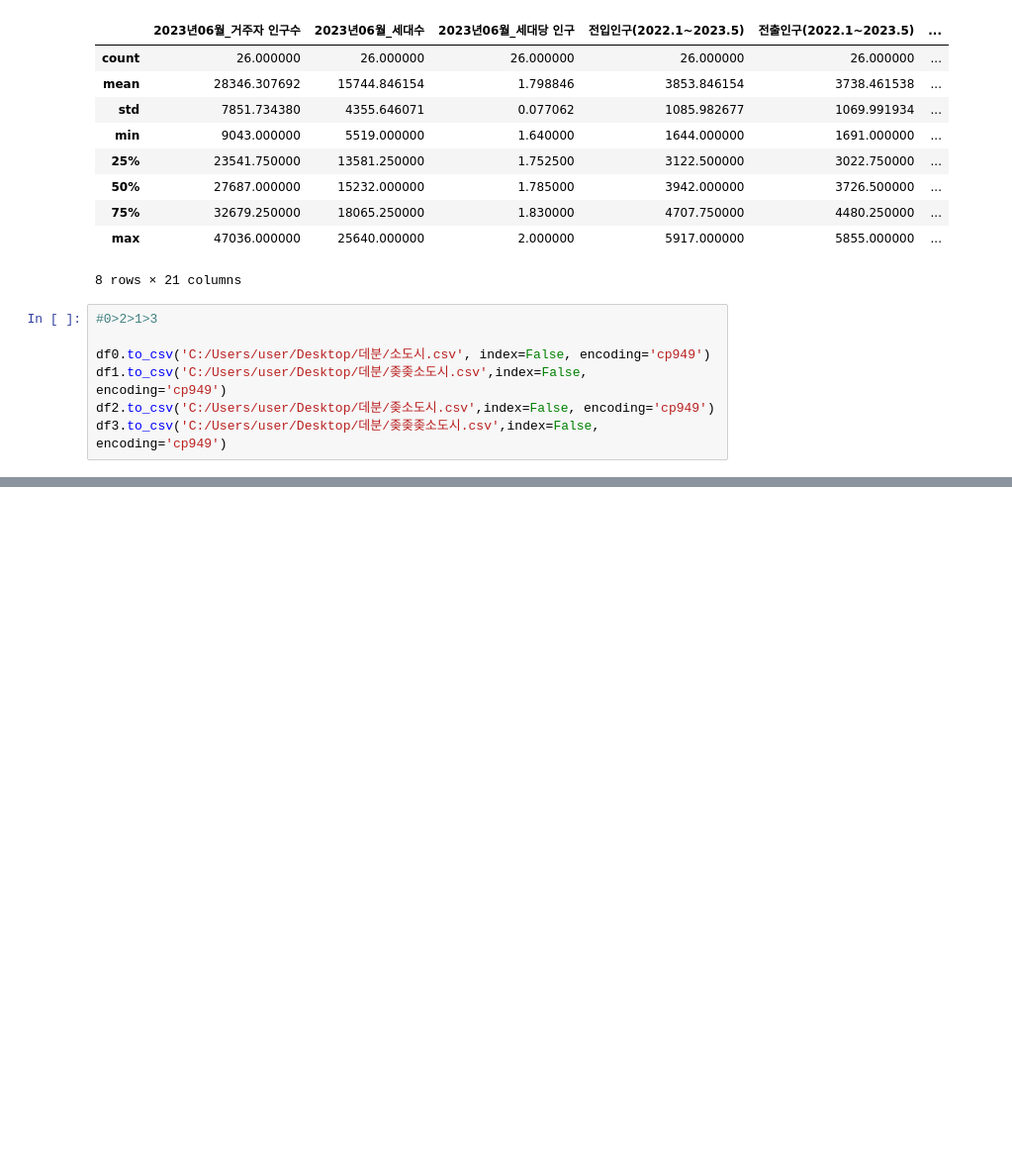
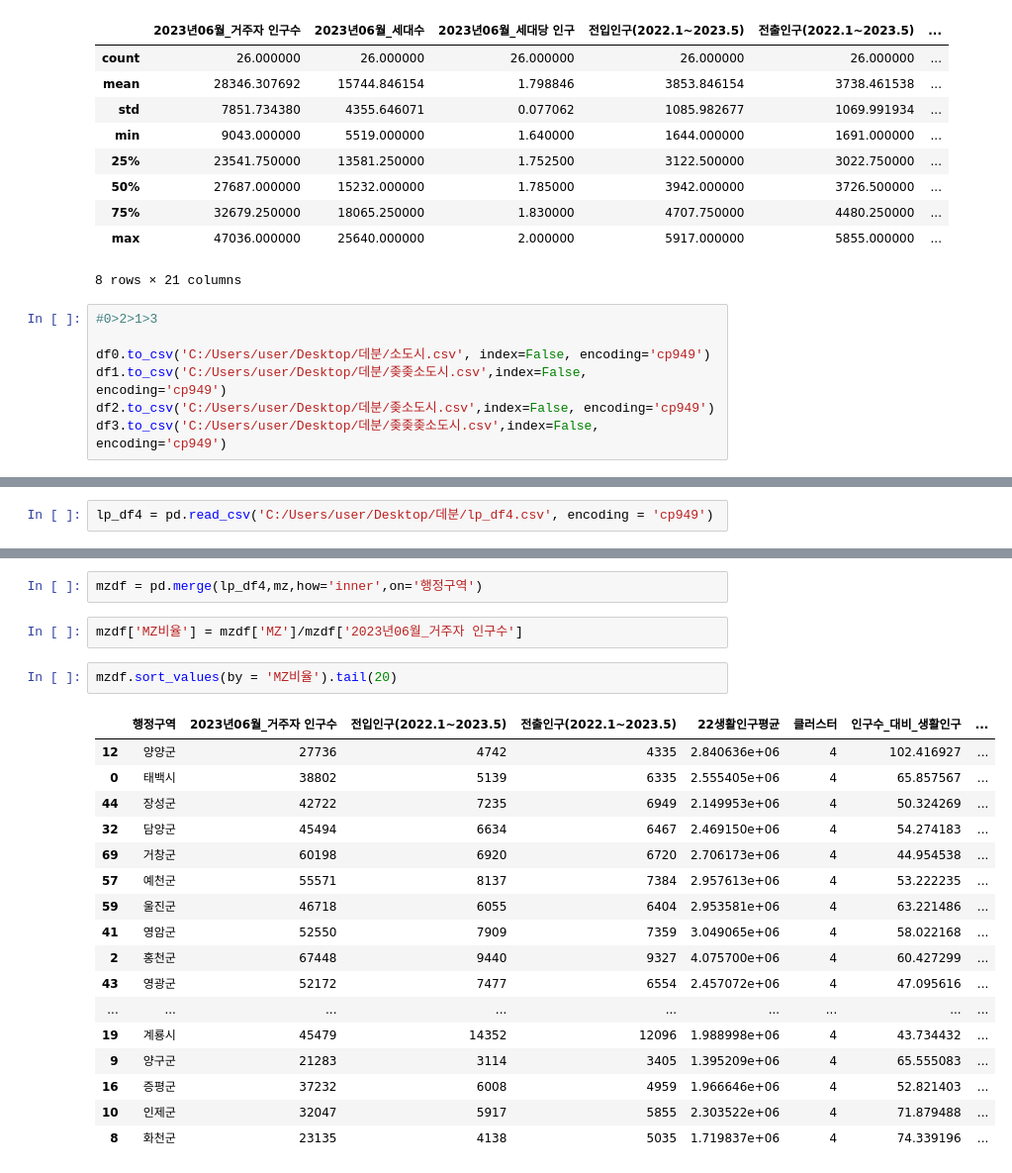
Before and after one commit to won4513/data_analytics, a Jupyter notebook: nabis/clustering.ipynb, the cells around one changed output, grey strips where cells are left out. Shown: that part at 99% size. Cells and saved outputs as stored; diff of their text form; blank space fills up the shorter version.

```diff
--- a/nabis/clustering.ipynb
+++ b/nabis/clustering.ipynb
@@ -220,0 +374,2 @@ df3.to_csv('C:/Users/user/Desktop/데분/좆좆좆소도시.csv',index=False, en
+# %%
+lp_df4 = pd.read_csv('C:/Users/user/Desktop/데분/lp_df4.csv', encoding = 'cp949')
@@ -220,0 +408,24 @@ df3.to_csv('C:/Users/user/Desktop/데분/좆좆좆소도시.csv',index=False, en
+# %%
+mzdf = pd.merge(lp_df4,mz,how='inner',on='행정구역')
+# %%
+mzdf['MZ비율'] = mzdf['MZ']/mzdf['2023년06월_거주자 인구수']
+# %%
+mzdf.sort_values(by = 'MZ비율').tail(20)
+# %% [output]
+|  | 행정구역 | 2023년06월_거주자 인구수 | 전입인구(2022.1~2023.5) | 전출인구(2022.1~2023.5) | 22생활인구평균 | 클러스터 | 인구수_대비_생활인구 | ... |
+| 12 | 양양군 | 27736 | 4742 | 4335 | 2.840636e+06 | 4 | 102.416927 | ... |
+| 0 | 태백시 | 38802 | 5139 | 6335 | 2.555405e+06 | 4 | 65.857567 | ... |
+| 44 | 장성군 | 42722 | 7235 | 6949 | 2.149953e+06 | 4 | 50.324269 | ... |
+| 32 | 담양군 | 45494 | 6634 | 6467 | 2.469150e+06 | 4 | 54.274183 | ... |
+| 69 | 거창군 | 60198 | 6920 | 6720 | 2.706173e+06 | 4 | 44.954538 | ... |
+| 57 | 예천군 | 55571 | 8137 | 7384 | 2.957613e+06 | 4 | 53.222235 | ... |
+| 59 | 울진군 | 46718 | 6055 | 6404 | 2.953581e+06 | 4 | 63.221486 | ... |
+| 41 | 영암군 | 52550 | 7909 | 7359 | 3.049065e+06 | 4 | 58.022168 | ... |
+| 2 | 홍천군 | 67448 | 9440 | 9327 | 4.075700e+06 | 4 | 60.427299 | ... |
+| 43 | 영광군 | 52172 | 7477 | 6554 | 2.457072e+06 | 4 | 47.095616 | ... |
+| ... | ... | ... | ... | ... | ... | ... | ... | ... |
+| 19 | 계룡시 | 45479 | 14352 | 12096 | 1.988998e+06 | 4 | 43.734432 | ... |
+| 9 | 양구군 | 21283 | 3114 | 3405 | 1.395209e+06 | 4 | 65.555083 | ... |
+| 16 | 증평군 | 37232 | 6008 | 4959 | 1.966646e+06 | 4 | 52.821403 | ... |
+| 10 | 인제군 | 32047 | 5917 | 5855 | 2.303522e+06 | 4 | 71.879488 | ... |
+| 8 | 화천군 | 23135 | 4138 | 5035 | 1.719837e+06 | 4 | 74.339196 | ... |
```
Also changed, not shown: parts of 39 cells of this notebook, 1 other file.
